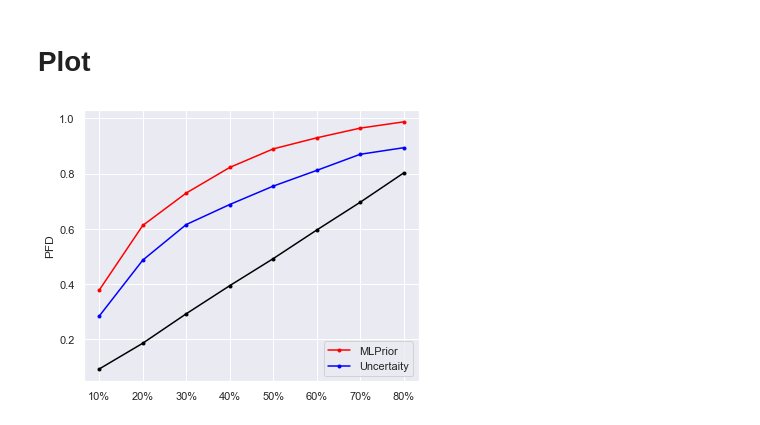
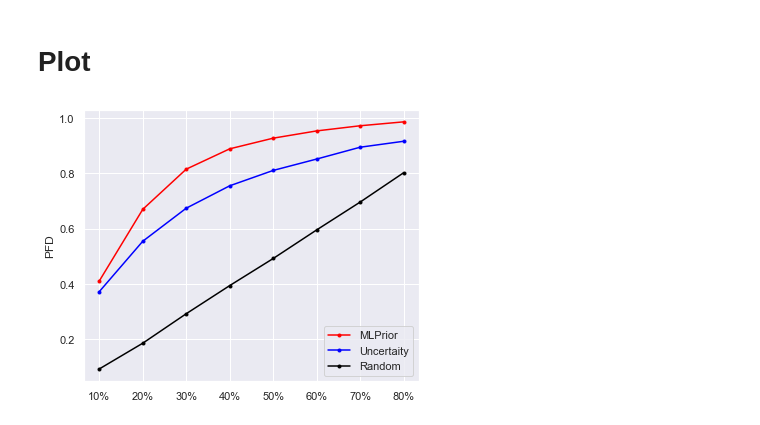
Before and after one commit to yinghuali/MLPrior, a Jupyter notebook: ResultsProcessing.ipynb, the cells around one changed output. Drawn from its saved outputs; the diff is of its cells as text; code cells hidden in the pictures.

```diff
--- a/ResultsProcessing.ipynb
+++ b/ResultsProcessing.ipynb
@@ -352,28 +352,28 @@ df_all
 # %%
 # RQ1
 #NB bank
 import pandas as pd
 import numpy as np
 import matplotlib.pyplot as plt
 import seaborn as sns
 
-mlprior = [0.3789, 0.6124, 0.7297, 0.8222, 0.8892, 0.9292, 0.9643, 0.987]
-uncertaity = [0.2849, 0.487, 0.6157, 0.6881, 0.7546, 0.8114, 0.8697, 0.8935]
+mlprior = [0.4113, 0.67, 0.8151, 0.8885, 0.927, 0.9532, 0.9718, 0.9859]
+uncertaity = [0.3727, 0.5547, 0.6741, 0.755, 0.8105, 0.8516, 0.8943, 0.9158]
 
 random = [0.0935, 0.1865, 0.293, 0.3946, 0.4924, 0.5957, 0.6962, 0.8022]
 
 
 plt.figure(figsize=(6, 5))
 
 x = ['10%', '20%','30%', '40%', '50%', '60%', '70%', '80%']
 plt.plot(x, mlprior, color="red", marker='o', markersize=3)
 plt.plot(x, uncertaity, color="blue", marker='o', markersize=3)
 plt.plot(x, random, color="black", marker='o', markersize=3)
 plt.ylabel("PFD")
 # 设置图例
-plt.legend(['MLPrior', 'Uncertaity'], loc="lower right")
+plt.legend(['MLPrior', 'Uncertaity', 'Random'], loc="lower right")
 
 plt.savefig('tables/bank_nb_rq1.pdf', dpi=300, transparent=False)
 plt.show()
 # %% [output]
-[figure, old version]
+[figure, new version]
```
Also changed, not shown: parts of 1 cell of this notebook, 1 other file.
